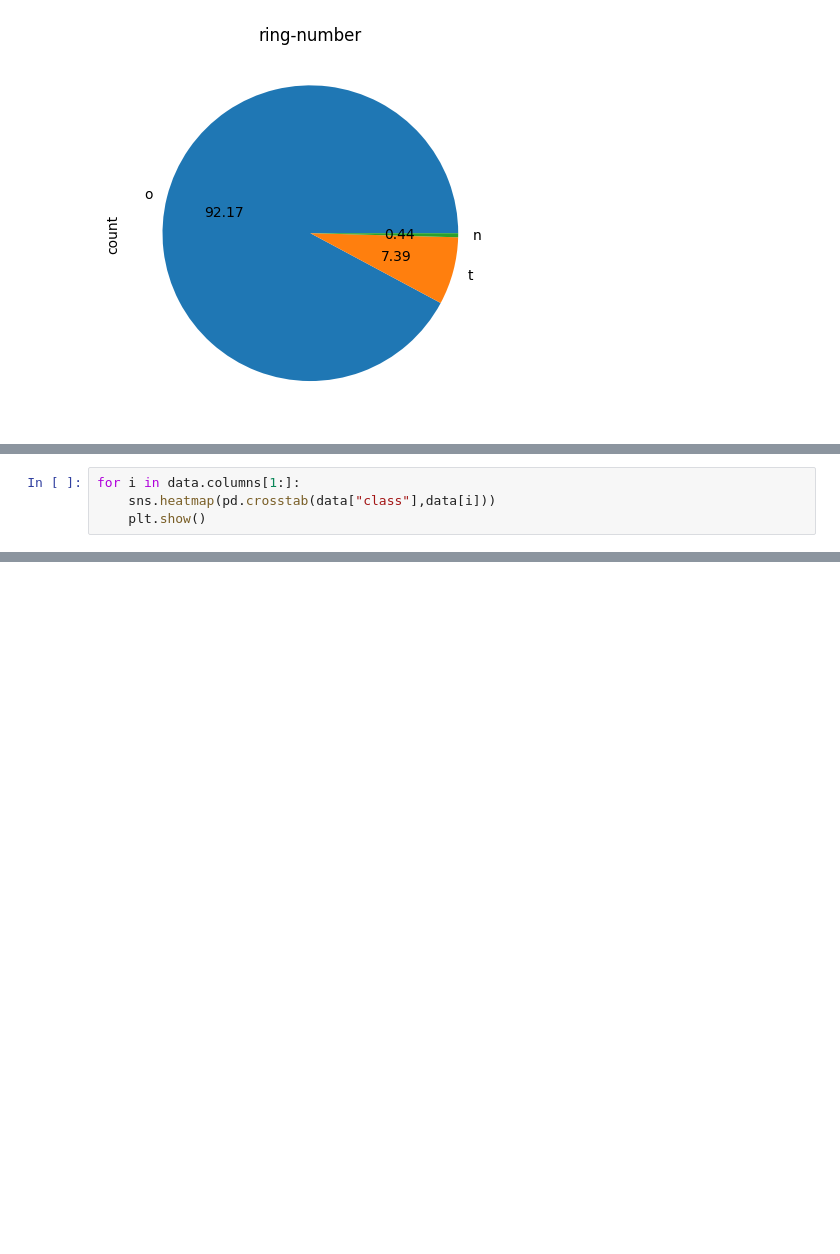
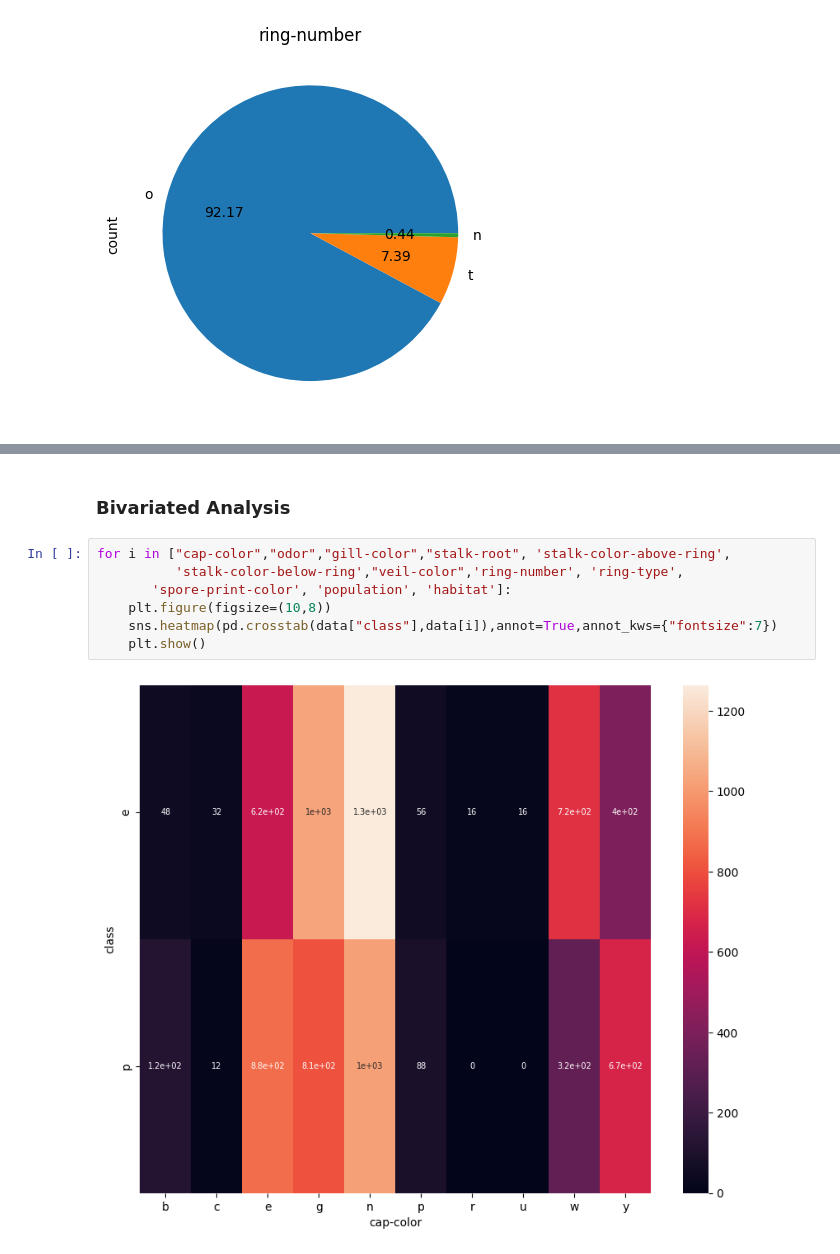
Before and after one commit to MohanVishe/ML-Project1--Mushroom-Safety-Predictor, a Jupyter notebook: notebooks/research.ipynb, the cells around one changed output, grey strips where cells are left out. Cells and saved outputs as stored; diff of their text form; blank space fills up the shorter version.

```diff
--- a/notebooks/research.ipynb
+++ b/notebooks/research.ipynb
@@ -355,4 +306,0 @@ for i in ["bruises","gill-attachment",'gill-spacing', 'gill-size','stalk-shape',
-# %%
-for i in data.columns[1:]:
-    sns.heatmap(pd.crosstab(data["class"],data[i]))
-    plt.show()
@@ -374,0 +314,11 @@ for i in data.columns[1:]:
+# %% [markdown]
+### Bivariated Analysis
+# %%
+for i in ["cap-color","odor","gill-color","stalk-root", 'stalk-color-above-ring',
+          'stalk-color-below-ring',"veil-color",'ring-number', 'ring-type',
+       'spore-print-color', 'population', 'habitat']:
+    plt.figure(figsize=(10,8))
+    sns.heatmap(pd.crosstab(data["class"],data[i]),annot=True,annot_kws={"fontsize":7})
+    plt.show()
+# %% [output]
+[figure, added]
```
Also changed, not shown: parts of 10 cells of this notebook.
